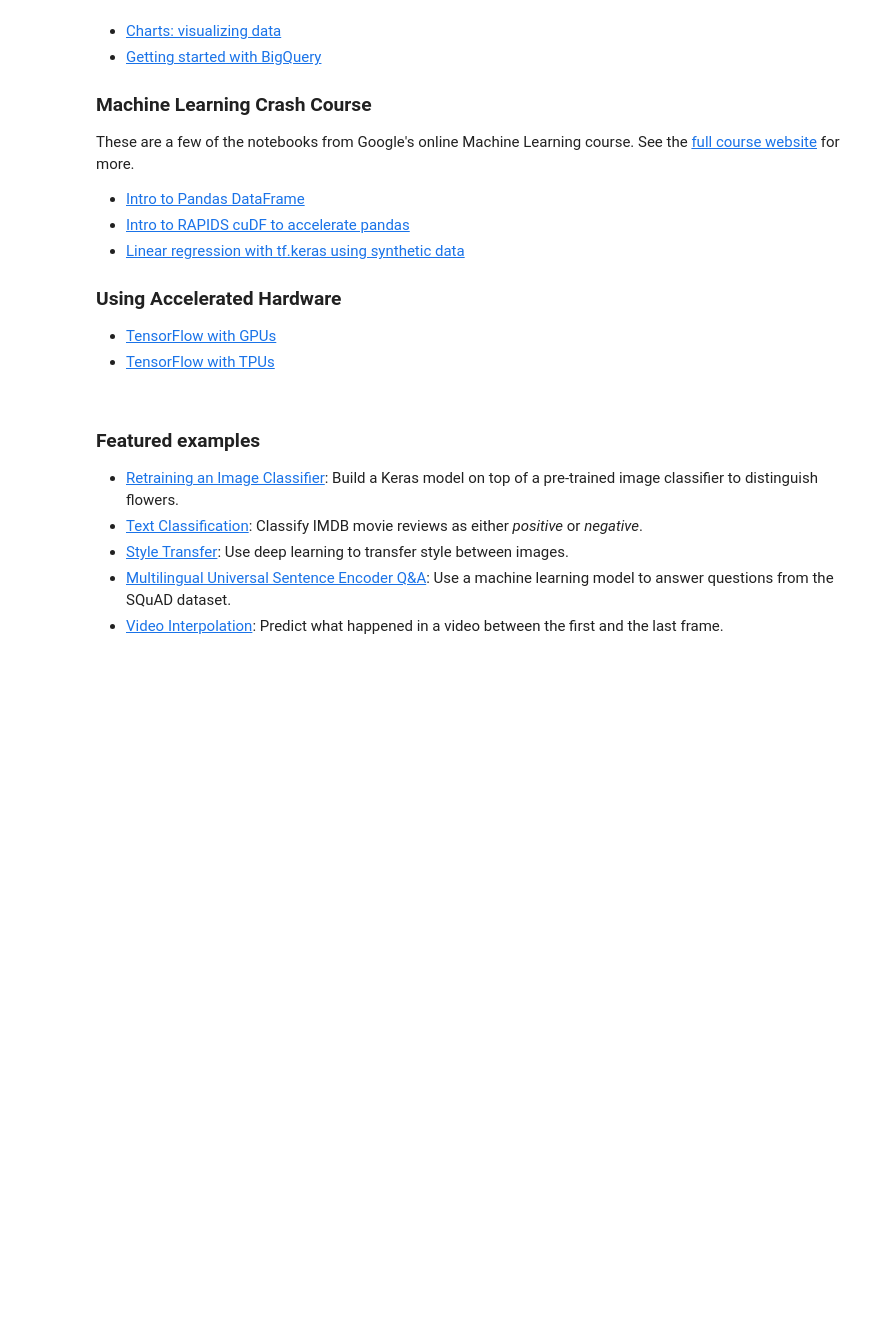
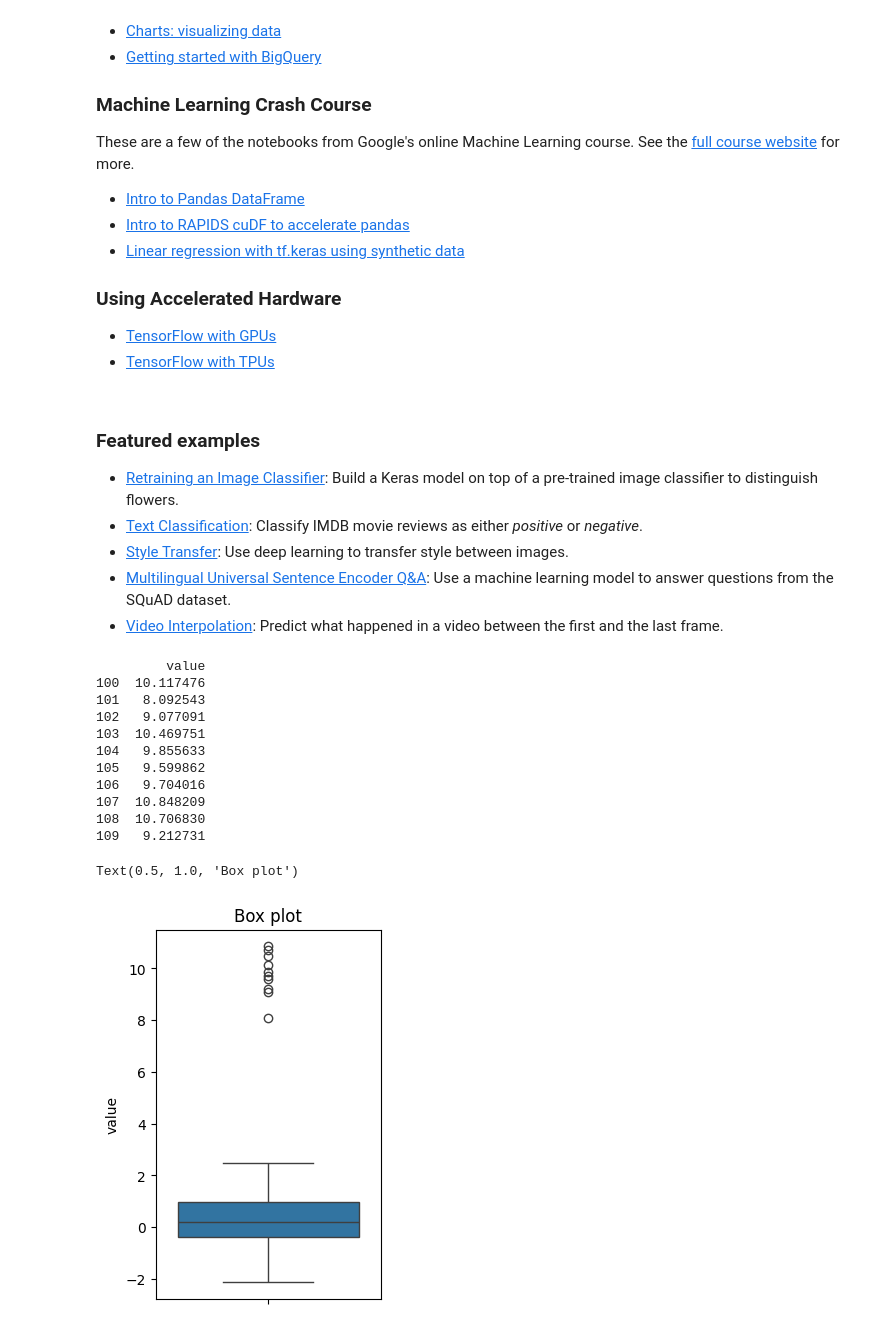
Before and after one commit to Prashanth0421/07012025, a Jupyter notebook: Copy_of_Welcome_To_Colab.ipynb, the cells around one changed output. Cells and saved outputs as stored; diff of their text form; code cells hidden in the pictures; blank space fills up the shorter version.

```diff
--- a/Copy_of_Welcome_To_Colab.ipynb
+++ b/Copy_of_Welcome_To_Colab.ipynb
@@ -251,3 +184,38 @@ These are a few of the notebooks from Google's online Machine Learning course. S
 - [Style Transfer](https://tensorflow.org/hub/tutorials/tf2_arbitrary_image_stylization): Use deep learning to transfer style between images.
 - [Multilingual Universal Sentence Encoder Q&A](https://tensorflow.org/hub/tutorials/retrieval_with_tf_hub_universal_encoder_qa): Use a machine learning model to answer questions from the SQuAD dataset.
 - [Video Interpolation](https://tensorflow.org/hub/tutorials/tweening_conv3d): Predict what happened in a video between the first and the last frame.
+# %%
+import pandas as pd
+import numpy as np
+import matplotlib.pyplot as plt
+import seaborn as sns
+np.random.seed(10)
+data = pd.DataFrame({
+    'value': np.concatenate([np.random.normal(0,1,100),np.random.normal(10,1,10)])
+})
+
+Q1 = data['value'].quantile(0.25)
+Q3 = data['value'].quantile(0.75)
+IQR = Q3 - Q1
+lower_bound = Q1 - 1.5 * IQR
+upper_bound = Q3 + 1.5 * IQR
+
+Outliers = data[(data['value'] < lower_bound) | (data['value'] > upper_bound)]
+print(Outliers)
+plt.subplot(1, 2, 1)
+sns.boxplot(data['value'])
+plt.title('Box plot')
+# %% [output]
+         value
+100  10.117476
+101   8.092543
+102   9.077091
+103  10.469751
+104   9.855633
+105   9.599862
+106   9.704016
+107  10.848209
+108  10.706830
+109   9.212731
+Text(0.5, 1.0, 'Box plot')
+[figure, added]
```
Also changed, not shown: parts of 2 cells of this notebook.
